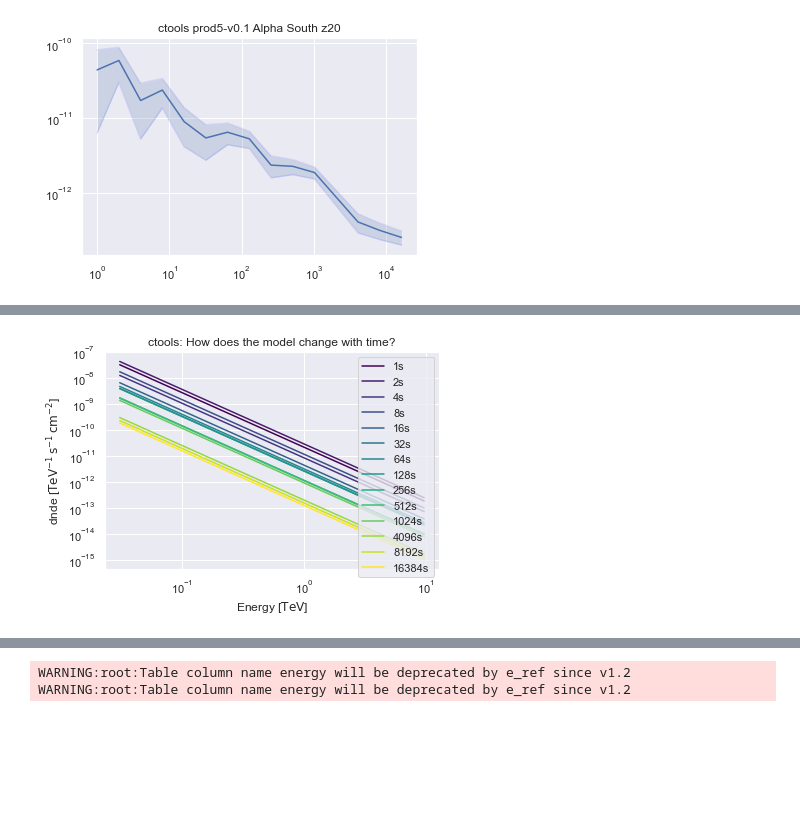
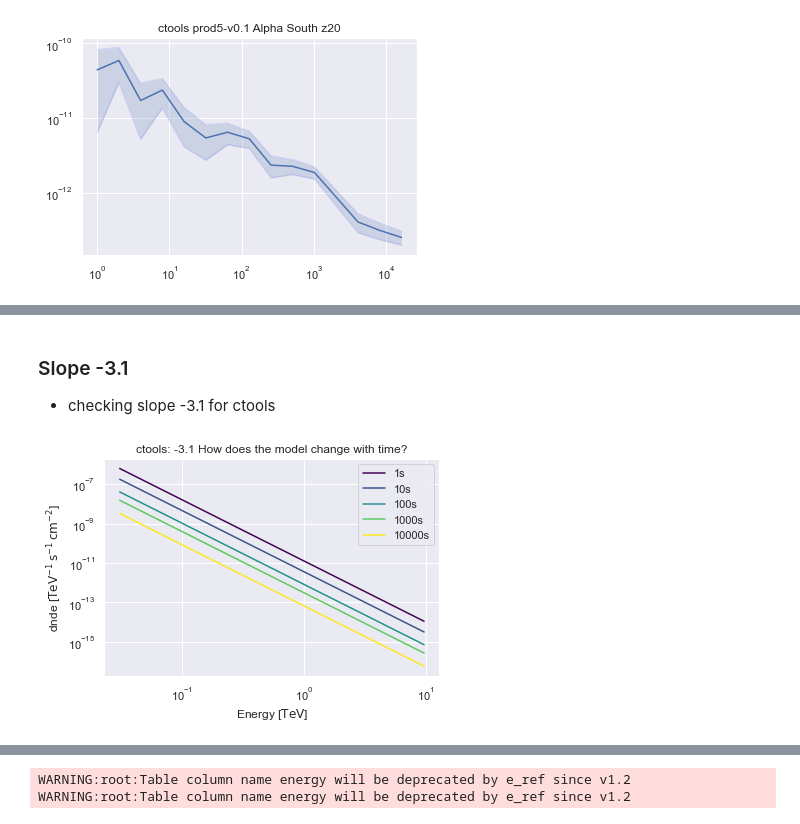
Before and after one commit to astrojarred/gravitational_wave_toy, a Jupyter notebook: notebooks/gammapy/time-dependent-model.ipynb, the cells around one changed output, grey strips where cells are left out. Drawn from its saved outputs; the diff is of its cells as text; code cells hidden in the pictures; blank space fills up the shorter version.

Commit message:
⚡️ Update x-check notebooks

```diff
--- a/notebooks/gammapy/time-dependent-model.ipynb
+++ b/notebooks/gammapy/time-dependent-model.ipynb
@@ -416,3 +416,34 @@ plt.title("ctools prod5-v0.1 Alpha South z20")
 # %% [output]
 Text(0.5, 1.0, 'ctools prod5-v0.1 Alpha South z20')
 [figure]
+# %%
+
+color_scale = plt.cm.viridis(np.linspace(0, 1, len(ct)))
+
+for i, row in enumerate(ct.iterrows()):
+
+    if row[1].duration not in [1, 8, 128, 1024, 8192]:
+        continue
+
+    power_law = PowerLawSpectralModel(
+        index=-row[1].model_index,
+        amplitude=(row[1].model_prefactor * u.Unit("cm-2 s-1 MeV-1")),
+        reference=row[1].model_pivot * u.MeV,
+    )
+
+    # Plot with rotated colors
+    power_law.plot(energy_bounds=[0.03, 10] * u.TeV, label=f"{int(row[1].duration)}s", color=color_scale[i])
+
+# plot a few grb models
+# for grb_number, (indices, amplitudes, s_sens) in res.items():
+#     power_law = PowerLawSpectralModel(
+#         index=-indices[5],
+#         amplitude=(amplitudes[5] * u.Unit("cm-2 s-1 TeV-1")),
+#         reference=1 * u.MeV,
+#     )
+#
+#     power_law.plot(energy_bounds=[0.03, 10] * u.TeV, color="red", alpha=0.5)
+
+plt.title("ctools: How does the model change with time?")
+plt.legend()
+plt.show()
@@ -419,28 +452,34 @@ Text(0.5, 1.0, 'ctools prod5-v0.1 Alpha South z20')
+# %% [markdown]
+### Slope -3.1
+- checking slope -3.1 for ctools
+# %%
+ct2 = pd.read_csv("integral-models-slope-2.1.csv")
+ct3 = pd.read_csv("integral-models-slope-3.1.csv")
 # %%
-color_scale = plt.cm.viridis(np.linspace(0, 1, len(ct)))
+color_scale = plt.cm.viridis(np.linspace(0, 1, len(ct3)))
 
-for i, row in enumerate(ct.iterrows()):
+for i, row in enumerate(ct3.iterrows()):
     power_law = PowerLawSpectralModel(
         index=-row[1].model_index,
         amplitude=(row[1].model_prefactor * u.Unit("cm-2 s-1 MeV-1")),
         reference=row[1].model_pivot * u.MeV,
     )
 
     # Plot with rotated colors
     power_law.plot(energy_bounds=[0.03, 10] * u.TeV, label=f"{int(row[1].duration)}s", color=color_scale[i])
 
 # plot a few grb models
 # for grb_number, (indices, amplitudes, s_sens) in res.items():
 #     power_law = PowerLawSpectralModel(
 #         index=-indices[5],
 #         amplitude=(amplitudes[5] * u.Unit("cm-2 s-1 TeV-1")),
 #         reference=1 * u.MeV,
 #     )
 #
 #     power_law.plot(energy_bounds=[0.03, 10] * u.TeV, color="red", alpha=0.5)
 
-plt.title("ctools: How does the model change with time?")
+plt.title("ctools: -3.1 How does the model change with time?")
 plt.legend()
 plt.show()
 # %% [output]
-[figure, old version]
+[figure, new version]
```
Also changed, not shown: parts of 7 cells of this notebook, 4 other files.
